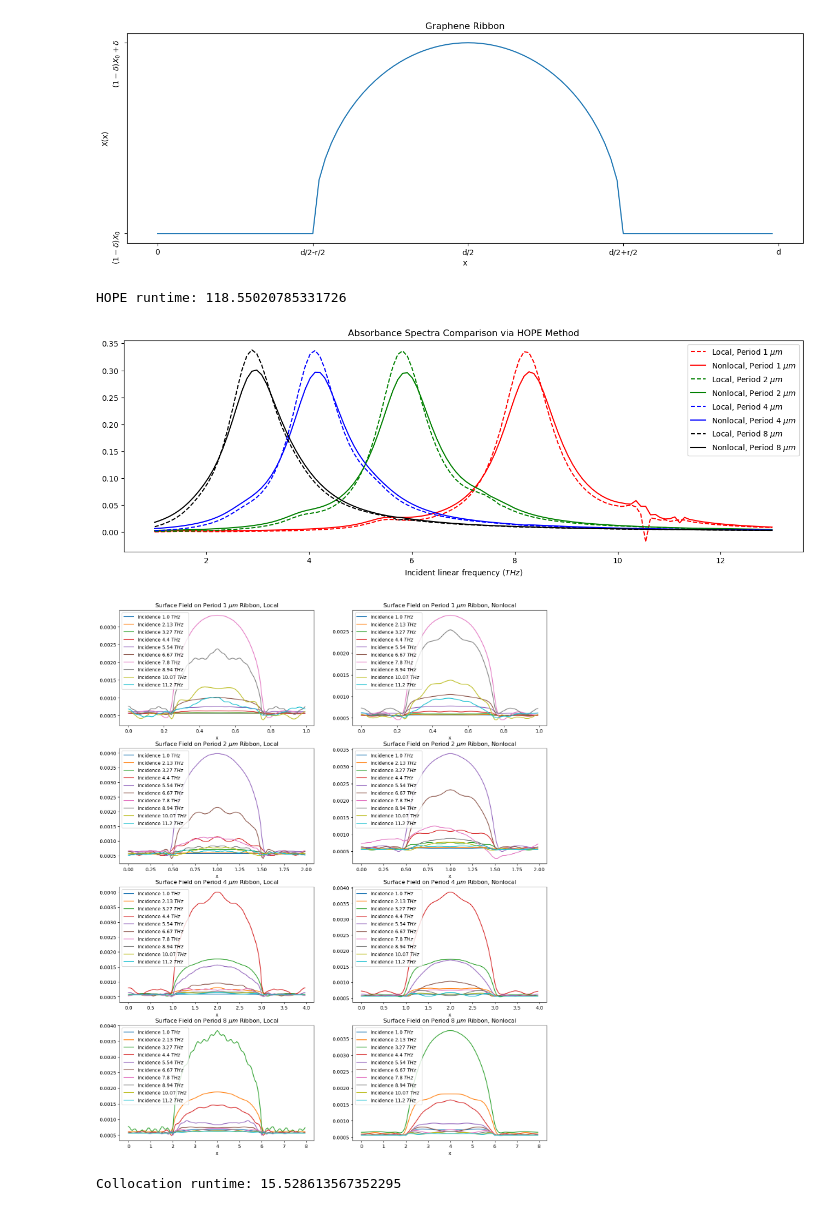
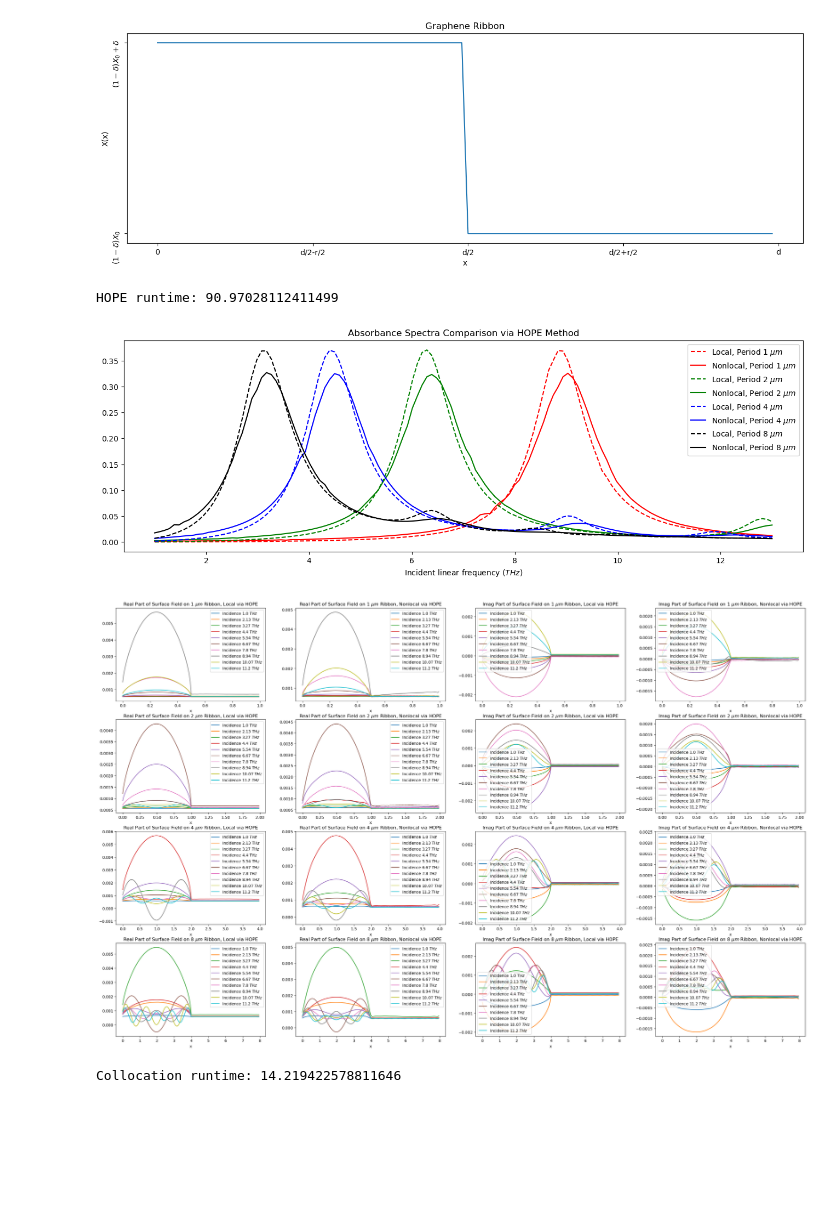
Before and after one commit to tzhu67/HOS-Simulation-of-Graphene, a Jupyter notebook: Graphene Ribbons Simulation with Nonlocal Model.ipynb, the cells around one changed output. Cells and saved outputs as stored; diff of their text form; code cells hidden in the pictures; blank space fills up the shorter version.

```diff
--- a/Graphene Ribbons Simulation with Nonlocal Model.ipynb
+++ b/Graphene Ribbons Simulation with Nonlocal Model.ipynb
@@ -8,6 +8,7 @@ import matplotlib.pyplot as plt
 from time import time
 import warnings
 warnings.filterwarnings('ignore')
+defaultDPI = 1200
 # %%
 # Physical Parameters
 T = 'M' # Choice of polarization, 'E' for transverse electric, 'M' for magnetic.
@@ -60,18 +61,22 @@ def padesum(c,Eps,M):
     return np.polyval(a[::-1], Eps) / np.polyval(b[::-1], Eps)
 # %%
 # Graphene Ribbon Envelope Function Shape
+ribbon = 'step' # 'smooth' or 'step' graphene ribbon, note 'step' will cause singular matrix with TE
 X0 = 1
 d = D[3]; w = d/2; x = np.linspace(0,d,100,endpoint=False)
-X = lambda x: X0+delta*(-X0+np.sqrt(1-4*((x-d/2)/w)**2)) if (d/2-w/2<x and x<d/2+w/2) else (1-delta)*X0
-# X = lambda x: X0 if x<d/2 else (1-delta)*X0 # This is a step function alternative for envelope, note it will cause singular matrix error with TE
+if ribbon == 'smooth':
+    X = lambda x: X0+delta*(-X0+np.sqrt(1-4*((x-d/2)/w)**2)) if (d/2-w/2<x and x<d/2+w/2) else (1-delta)*X0
+elif ribbon == 'step':
+    X = lambda x: X0 if x<d/2 else (1-delta)*X0
 plt.figure(figsize=(16,5))
 plt.plot(x, list(map(X,x)))
 plt.xlabel('x'); plt.xticks([0,2,4,6,8],['0','d/2-r/2','d/2','d/2+r/2','d'])
 plt.ylabel('X(x)'); plt.yticks([0,1],[r'$(1-\delta)X_0$',r'$(1-\delta)X_0+\delta$'],rotation=90)
 plt.title('Graphene Ribbon')
+plt.savefig('image/ribbon_{}.png'.format(ribbon), dpi=defaultDPI, bbox_inches='tight')
 plt.show()
 # %% [output]
-[figure, old version]
+[figure, new version]
 # %%
 # HOPE method
 start = time()
@@ -81,8 +86,10 @@ for d in D:
     x = np.linspace(0,d,Nx,endpoint=False) # x=d omitted for periodicity
     # Envelope function
     w = d/2
-    X1 = lambda x: -X0+np.sqrt(1-4*((x-d/2)/w)**2) if (d/2-w/2<x and x<d/2+w/2) else -X0
-    # X1 = lambda x: 0 if x<d/2 else -X0 # Step function
+    if ribbon == 'smooth':
+        X1 = lambda x: -X0+np.sqrt(1-4*((x-d/2)/w)**2) if (d/2-w/2<x and x<d/2+w/2) else -X0
+    elif ribbon == 'step':
+        X1 = lambda x: 0 if x<d/2 else -X0
     for f in F:
         # Equation coefficients
         omega = f*2*np.pi # Angular frequency
@@ -172,7 +179,7 @@ for d in D:
 end = time()
 print('HOPE runtime:', end-start) # Expect <120s
 # %% [output]
-HOPE runtime: 118.55020785331726
+HOPE runtime: 90.97028112411499
 # %%
 colors = ['r','g','b','k']
 plt.figure(figsize=(16,5))
@@ -183,31 +190,45 @@ for idx in range(len(D)):
 plt.xlabel(r'Incident linear frequency $(THz)$')
 plt.title('Absorbance Spectra Comparison via HOPE Method')
 plt.legend()
+plt.savefig('image/absorbHOPE_T{}_{}.png'.format(T,ribbon), dpi=defaultDPI, bbox_inches='tight')
 plt.show()
 # %% [output]
-[figure, old version]
+[figure, new version]
 # %%
 freqSampleSize = 10
 Fsample = [F[idx*floor(Nf/freqSampleSize)] for idx in range(freqSampleSize)]
-plt.subplots(len(D),2,figsize=(16,5*len(D)))
+plt.subplots(len(D),4,figsize=(32,5*len(D)))
 for idx in range(len(D)):
     d = D[idx]
     x = np.linspace(0,d,Nx,endpoint=False)
 
-    plt.subplot(len(D),2,2*idx+1)
+    plt.subplot(len(D),4,4*idx+1)
     for f in Fsample:
-        plt.plot(x, Tloc[d][f], label = r'Incidence {} $THz$'.format(round(f,2)))
-    plt.title(r'Surface Field on Period {} $\mu m$ Ribbon, Local'.format(d))
+        plt.plot(x, np.real(Tloc[d][f]), label = r'Incidence {} $THz$'.format(round(f,2)))
+    plt.title(r'Real Part of Surface Field on {} $\mu m$ Ribbon, Local via HOPE'.format(d))
     plt.xlabel('x'); plt.legend()
 
-    plt.subplot(len(D),2,2*idx+2)
+    plt.subplot(len(D),4,4*idx+2)
     for f in Fsample:
-        plt.plot(x, Tnloc[d][f], label = r'Incidence {} $THz$'.format(round(f,2)))
-    plt.title(r'Surface Field on Period {} $\mu m$ Ribbon, Nonlocal'.format(d))
+        plt.plot(x, np.real(Tnloc[d][f]), label = r'Incidence {} $THz$'.format(round(f,2)))
+    plt.title(r'Real Part of Surface Field on {} $\mu m$ Ribbon, Nonlocal via HOPE'.format(d))
     plt.xlabel('x'); plt.legend()
+
+    plt.subplot(len(D),4,4*idx+3)
+    for f in Fsample:
+        plt.plot(x, np.imag(Tloc[d][f]), label = r'Incidence {} $THz$'.format(round(f,2)))
+    plt.title(r'Imag Part of Surface Field on {} $\mu m$ Ribbon, Local via HOPE'.format(d))
+    plt.xlabel('x'); plt.legend()
+
+    plt.subplot(len(D),4,4*idx+4)
+    for f in Fsample:
+        plt.plot(x, np.imag(Tnloc[d][f]), label = r'Incidence {} $THz$'.format(round(f,2)))
+    plt.title(r'Imag Part of Surface Field on {} $\mu m$ Ribbon, Nonlocal via HOPE'.format(d))
+    plt.xlabel('x'); plt.legend()
+plt.savefig('image/surfaceHOPE_T{}_{}.png'.format(T,ribbon), dpi=defaultDPI, bbox_inches='tight')
 plt.show()
 # %% [output]
-[figure, old version]
+[figure, new version]
 # %%
 # Collocation Method
 start = time()
@@ -215,8 +236,10 @@ for d in D:
     Aloc[d], Anloc[d] = [], []
     x = np.linspace(0,d,Nx,endpoint=False)
     w = d/2
-    X = lambda x: X0+delta*(-X0+np.sqrt(1-4*((x-d/2)/w)**2)) if (d/2-w/2<x and x<d/2+w/2) else (1-delta)*X0
-    # X = lambda x: X0 if x<d/2 else (1-delta)*X0 # Step function
+    if ribbon == 'smooth':
+        X = lambda x: X0+delta*(-X0+np.sqrt(1-4*((x-d/2)/w)**2)) if (d/2-w/2<x and x<d/2+w/2) else (1-delta)*X0
+    elif ribbon == 'step':
+        X = lambda x: X0 if x<d/2 else (1-delta)*X0
     Xx = np.diag(list(map(X,x)))
     for f in F:
         omega = f*2*np.pi
@@ -275,7 +298,7 @@ for d in D:
 end = time()
 print('Collocation runtime:', end-start) # Expect <20s
 # %% [output]
-Collocation runtime: 15.528613567352295
+Collocation runtime: 14.219422578811646
 # %%
 colors = ['r','g','b','k']
 plt.figure(figsize=(16,5))
```
Also changed, not shown: parts of 2 cells of this notebook.
